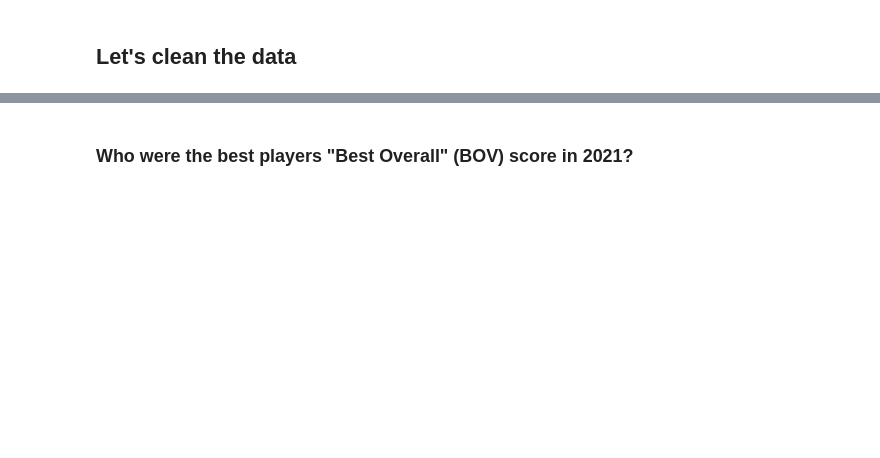
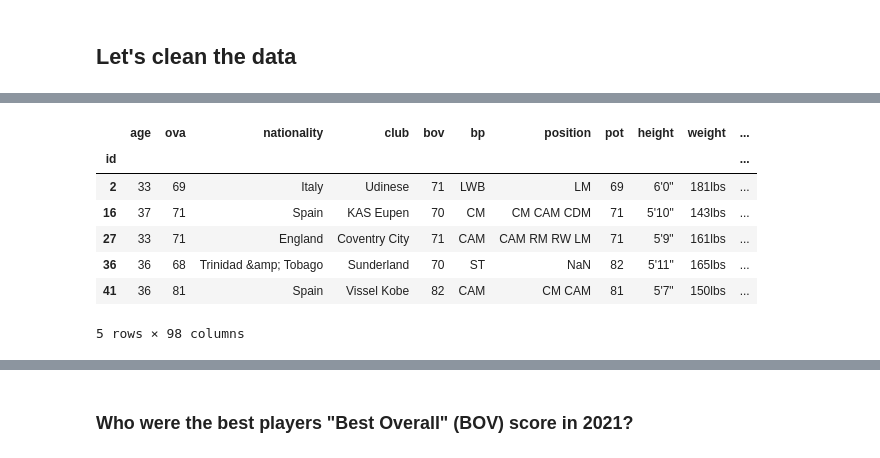
Before and after one commit to dplazau/ironhack-bootcamp, a Jupyter notebook: projects/fifa-moneyball-project/index.ipynb, the cells around one changed output, grey strips where cells are left out. Cells and saved outputs as stored; diff of their text form; code cells hidden in the pictures; blank space fills up the shorter version.

```diff
--- a/projects/fifa-moneyball-project/index.ipynb
+++ b/projects/fifa-moneyball-project/index.ipynb
@@ -29,7 +79,24 @@ nan_df
 # %%
-#df = df.drop([], axis=1)
-columns_outside_scope = ['player_photo', 'club_logo', 'flag_photo',
-                'gender', 'joined', 'team_&_contract',
-                'position', 'name']
+columns_outside_scope = [
+    'player_photo',
+    'club_logo',
+    'flag_photo',
+    'gender',
+    'joined',
+    'team_&_contract',
+    'loan_date_end',
+    'name'
+]
+
 df.drop(columns_outside_scope, inplace=True ,axis=1)
+
 df.head(5)
+# %% [output]
+|  | age | ova | nationality | club | bov | bp | position | pot | height | weight | ... |
+| id |  |  |  |  |  |  |  |  |  |  | ... |
+| 2 | 33 | 69 | Italy | Udinese | 71 | LWB | LM | 69 | 6'0" | 181lbs | ... |
+| 16 | 37 | 71 | Spain | KAS Eupen | 70 | CM | CM CAM CDM | 71 | 5'10" | 143lbs | ... |
+| 27 | 33 | 71 | England | Coventry City | 71 | CAM | CAM RM RW LM | 71 | 5'9" | 161lbs | ... |
+| 36 | 36 | 68 | Trinidad &amp; Tobago | Sunderland | 70 | ST | NaN | 82 | 5'11" | 165lbs | ... |
+| 41 | 36 | 81 | Spain | Vissel Kobe | 82 | CAM | CM CAM | 81 | 5'7" | 150lbs | ... |
+5 rows × 98 columns
```
Also changed, not shown: parts of 27 cells of this notebook.
